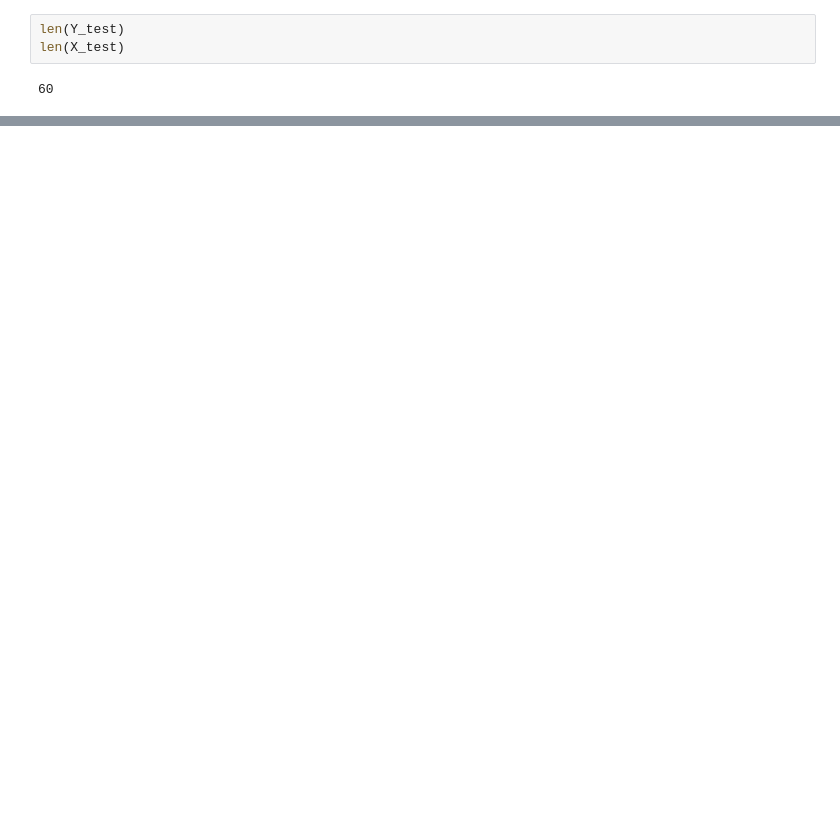
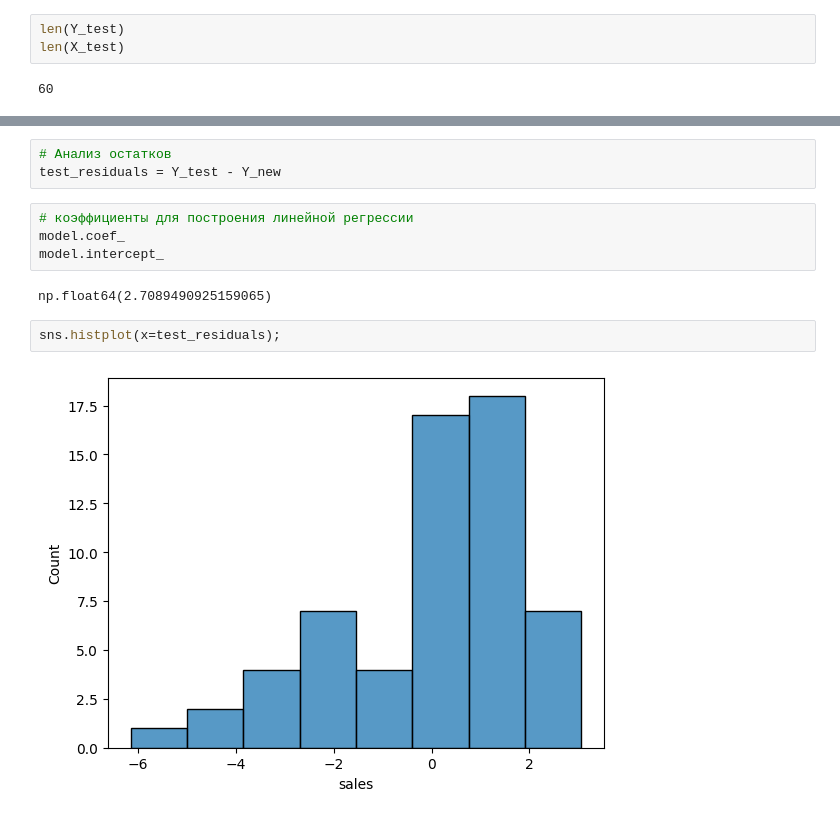
Before and after one commit to AlexTmbMifi/ML_basic, a Jupyter notebook: ML_LinearRegression.ipynb, the cells around one changed output, grey strips where cells are left out. Saved outputs shown, nothing was run; the diff lists cells and outputs as text; blank space fills up the shorter version.

```diff
--- a/ML_LinearRegression.ipynb
+++ b/ML_LinearRegression.ipynb
@@ -69,0 +147,13 @@ plt.scatter(X_test['TV'], Y_new)
+# %%
+# Анализ остатков
+test_residuals = Y_test - Y_new
+# %%
+# коэффициенты для построения линейной регрессии
+model.coef_
+model.intercept_
+# %% [output]
+np.float64(2.7089490925159065)
+# %%
+sns.histplot(x=test_residuals);
+# %% [output]
+[figure, added]
```
Also changed, not shown: parts of 23 cells of this notebook.
